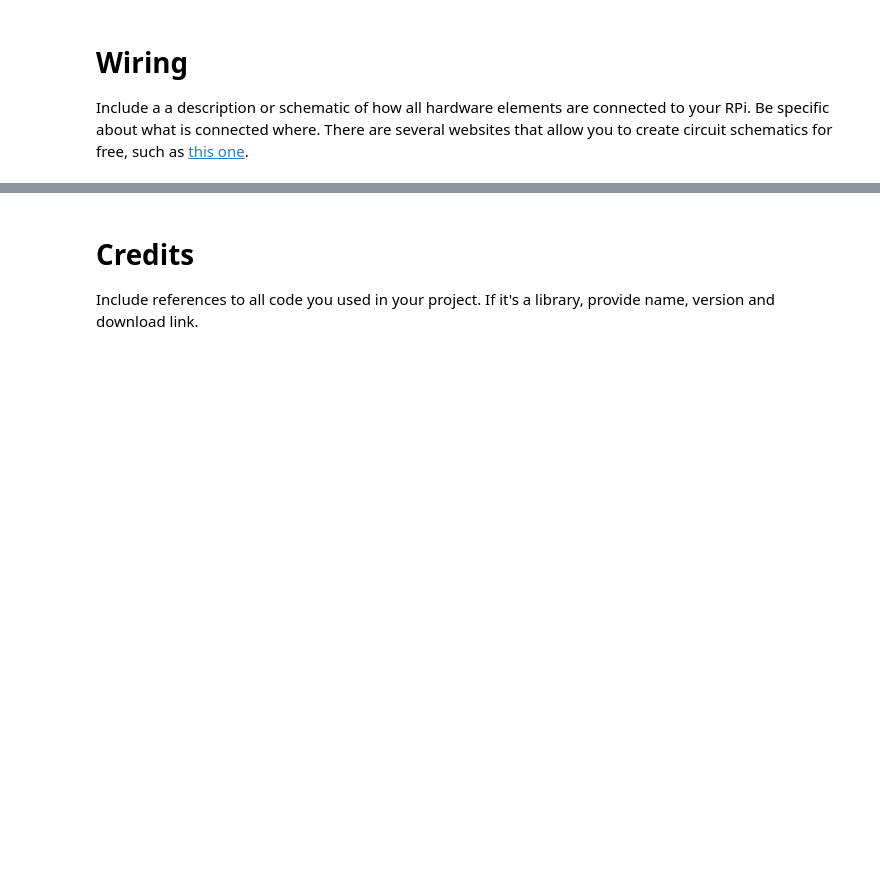
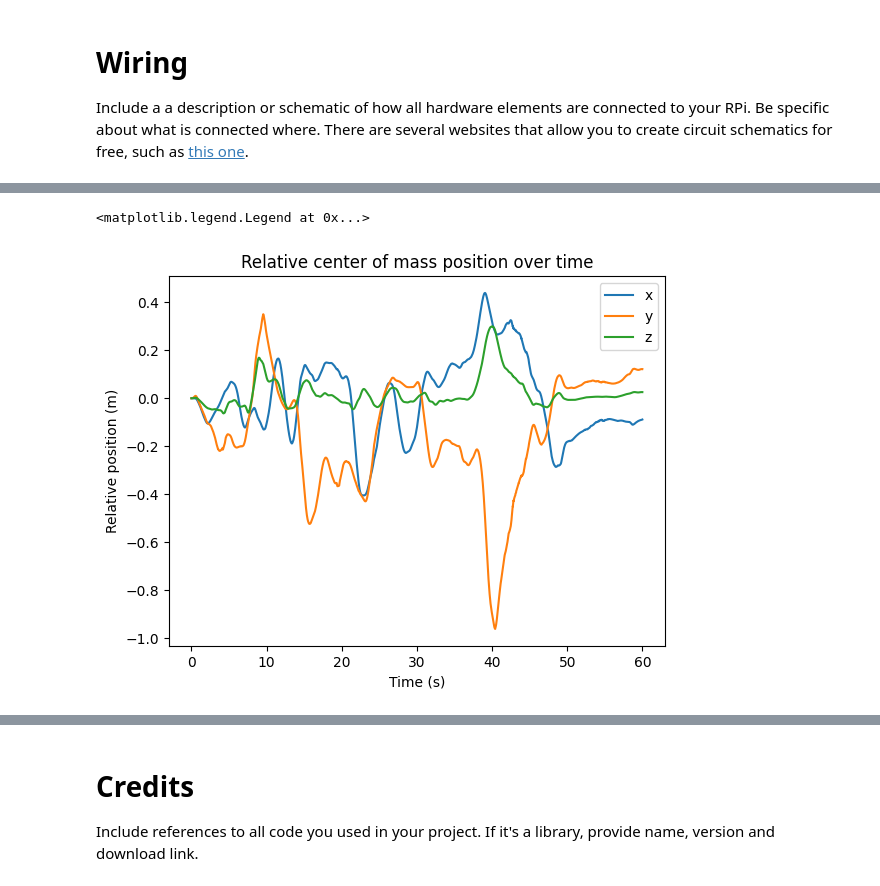
Before and after one commit to tobin-ford/CSCI-250-Capstone, a Jupyter notebook: CAP_Report.ipynb, the cells around one changed output, grey strips where cells are left out. Cells and saved outputs as stored; diff of their text form; code cells hidden in the pictures; blank space fills up the shorter version.

```diff
--- a/CAP_Report.ipynb
+++ b/CAP_Report.ipynb
@@ -55,0 +247,11 @@ Include all the code that makes your project run. It can be in a single code cel
+# %%
+
+pos = midpoint_integral(vel)
+plt.plot(pos[:,0], pos[:, 1:4])
+plt.title("Relative center of mass position over time")
+plt.xlabel("Time (s)")
+plt.ylabel("Relative position (m)")
+plt.legend(["x","y","z"])
+# %% [output]
+<matplotlib.legend.Legend at 0x...>
+[figure, added]
```
Also changed, not shown: parts of 13 cells of this notebook.
